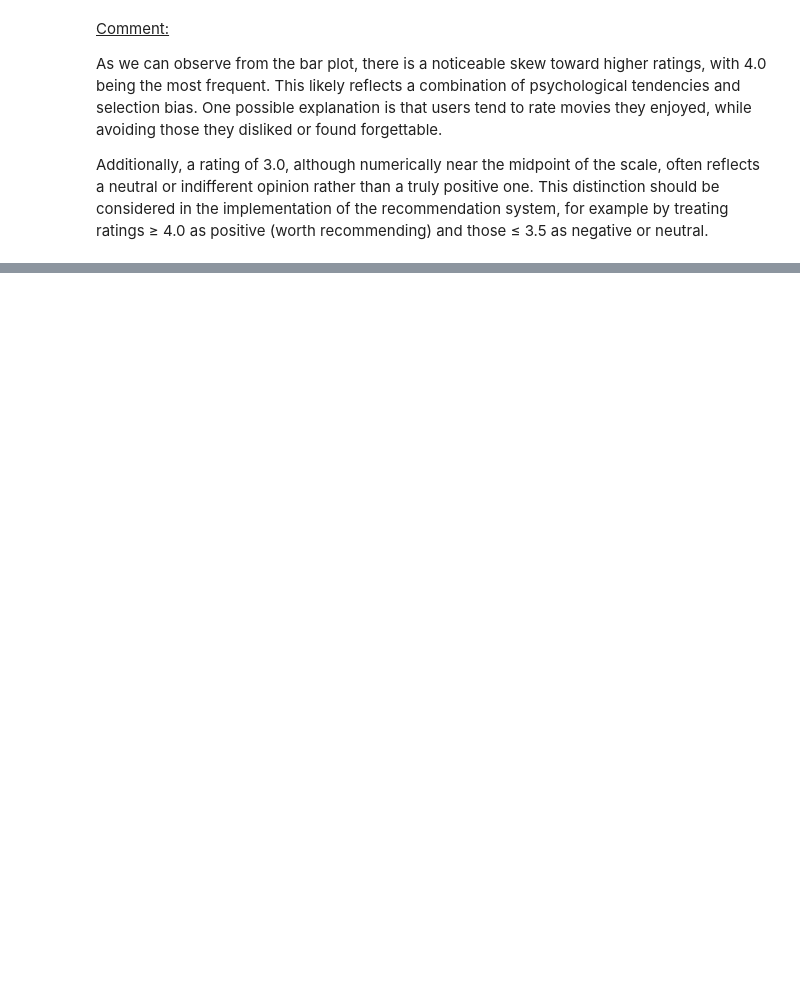
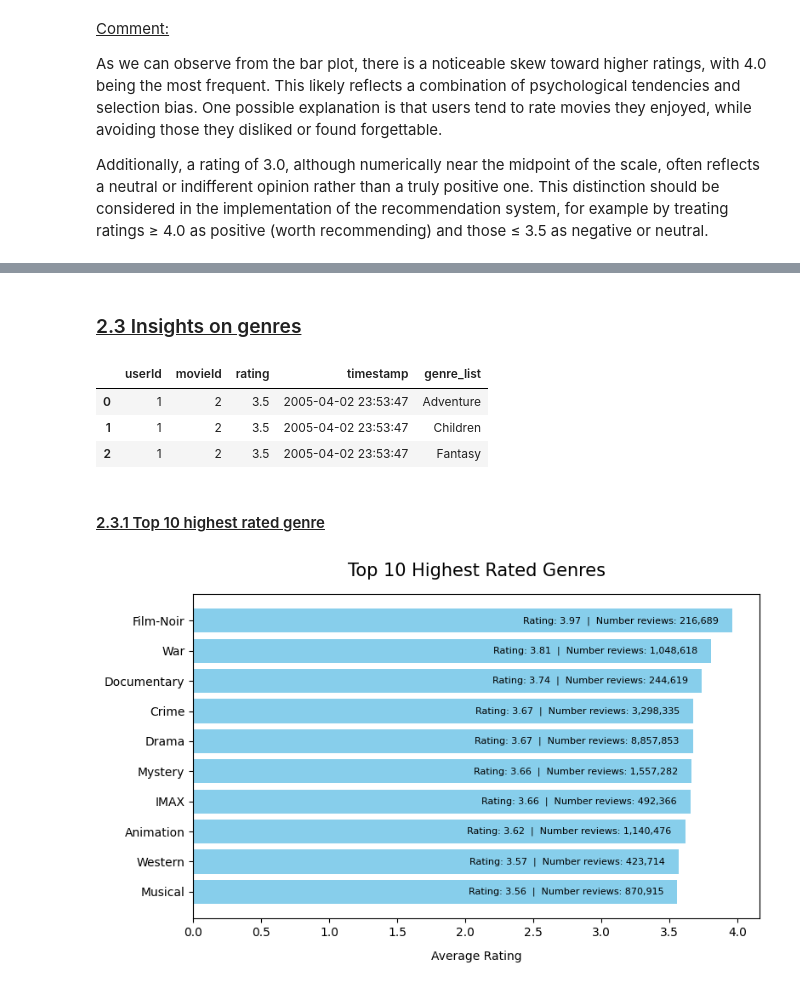
Before and after one commit to YuriCrociUnige/movie-recommendation-system, a Jupyter notebook: notebooks/Exploratory_Data_Analysis.ipynb, the cells around one changed output, grey strips where cells are left out. Cells and saved outputs as stored; diff of their text form; code cells hidden in the pictures; blank space fills up the shorter version.

```diff
--- a/notebooks/Exploratory_Data_Analysis.ipynb
+++ b/notebooks/Exploratory_Data_Analysis.ipynb
@@ -359,0 +403,50 @@ Additionally, a rating of 3.0, although numerically near the midpoint of the sca
+# %% [markdown]
+### <u> 2.3 Insights on genres <u>
+# %%
+# First we split the genres (..|..|..) into a list of genres
+movie_df['genre_list'] = movie_df['genres'].str.split('|')
+
+# Explode the genre_list to have one genre per row
+movies_exploded = movie_df.explode('genre_list')
+
+# Merge movies_exploded with rating_df to get the ratings for each genre
+rating_genre_df = pd.merge(rating_df,movies_exploded[['movieId', 'genre_list']], on = 'movieId', how='left')
+rating_genre_df.head(3)
+# %% [output]
+|  | userId | movieId | rating | timestamp | genre_list |
+| 0 | 1 | 2 | 3.5 | 2005-04-02 23:53:47 | Adventure |
+| 1 | 1 | 2 | 3.5 | 2005-04-02 23:53:47 | Children |
+| 2 | 1 | 2 | 3.5 | 2005-04-02 23:53:47 | Fantasy |
+# %% [markdown]
+#### <u> 2.3.1 Top 10 highest rated genre </u>
+# %%
+# Find the top 10 highest rated genres and the number of reviews for each genre
+top_genres = rating_genre_df.groupby('genre_list')['rating'].agg(['mean', 'count']).sort_values(by='mean', ascending=False).head(10)
+
+fig, ax = plt.subplots(figsize = (8,5))
+
+# Barplot for the top 10 genres
+bars = ax.barh(top_genres.index, top_genres['mean'], color='skyblue')
+ax.invert_yaxis()
+
+# Add info inside the bar
+for bar,count in zip(bars, top_genres['count']):
+    # width = averagerating
+    width = bar.get_width()
+    ax.text(
+        width - 0.1,
+        bar.get_y() + bar.get_height() / 2,
+        f'Rating: {width:.2f}  |  Number reviews: {int(count):,}',
+        va='center',
+        ha='right',
+        color='black',
+        fontsize=8
+    )
+
+
+ax.set_title('Top 10 Highest Rated Genres', fontsize=15, pad=15)
+ax.set_xlabel('Average Rating', labelpad=10); ax.set_ylabel('')
+plt.tight_layout()
+plt.show()
+# %% [output]
+[figure, added]
```
Also changed, not shown: parts of 6 cells of this notebook.
